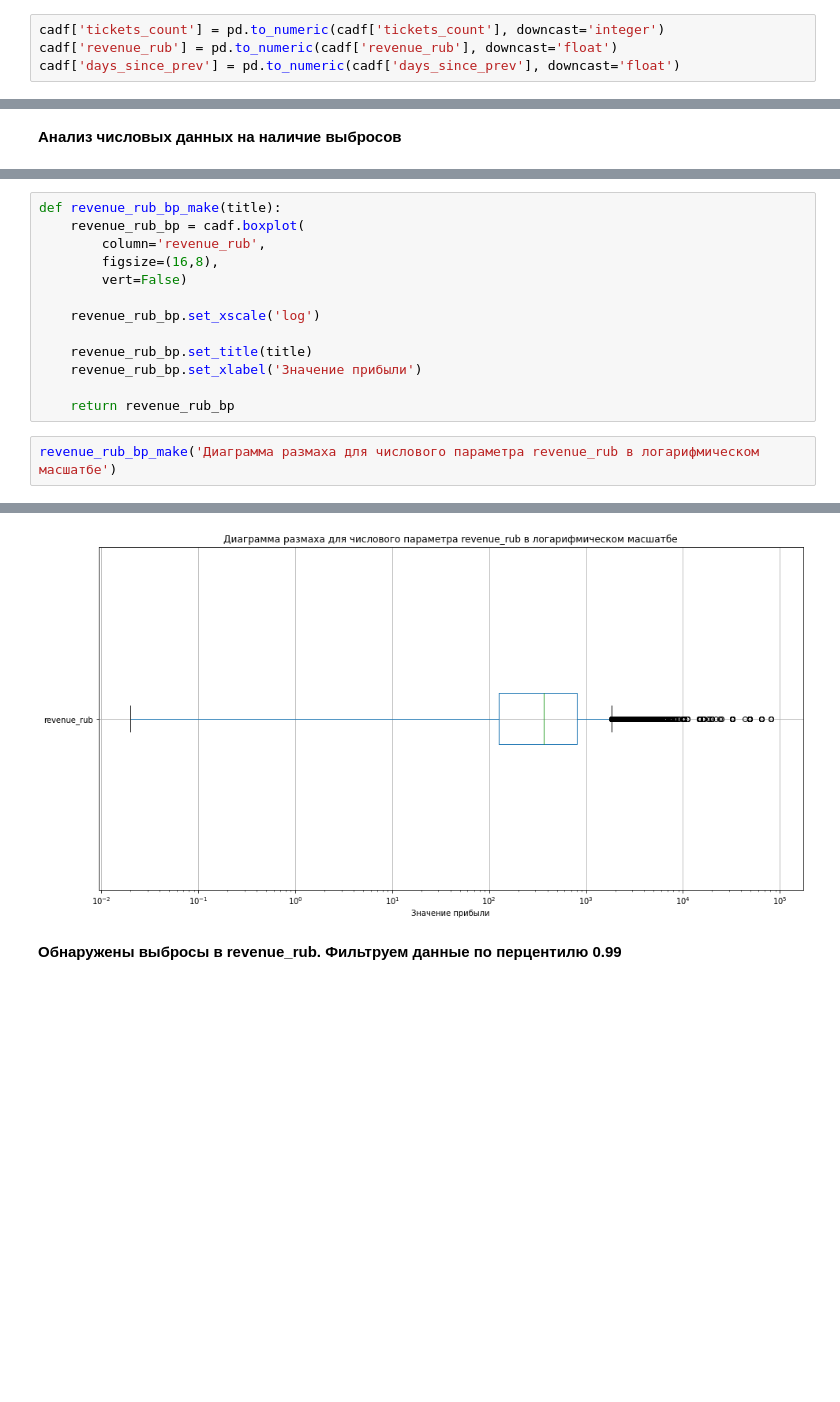
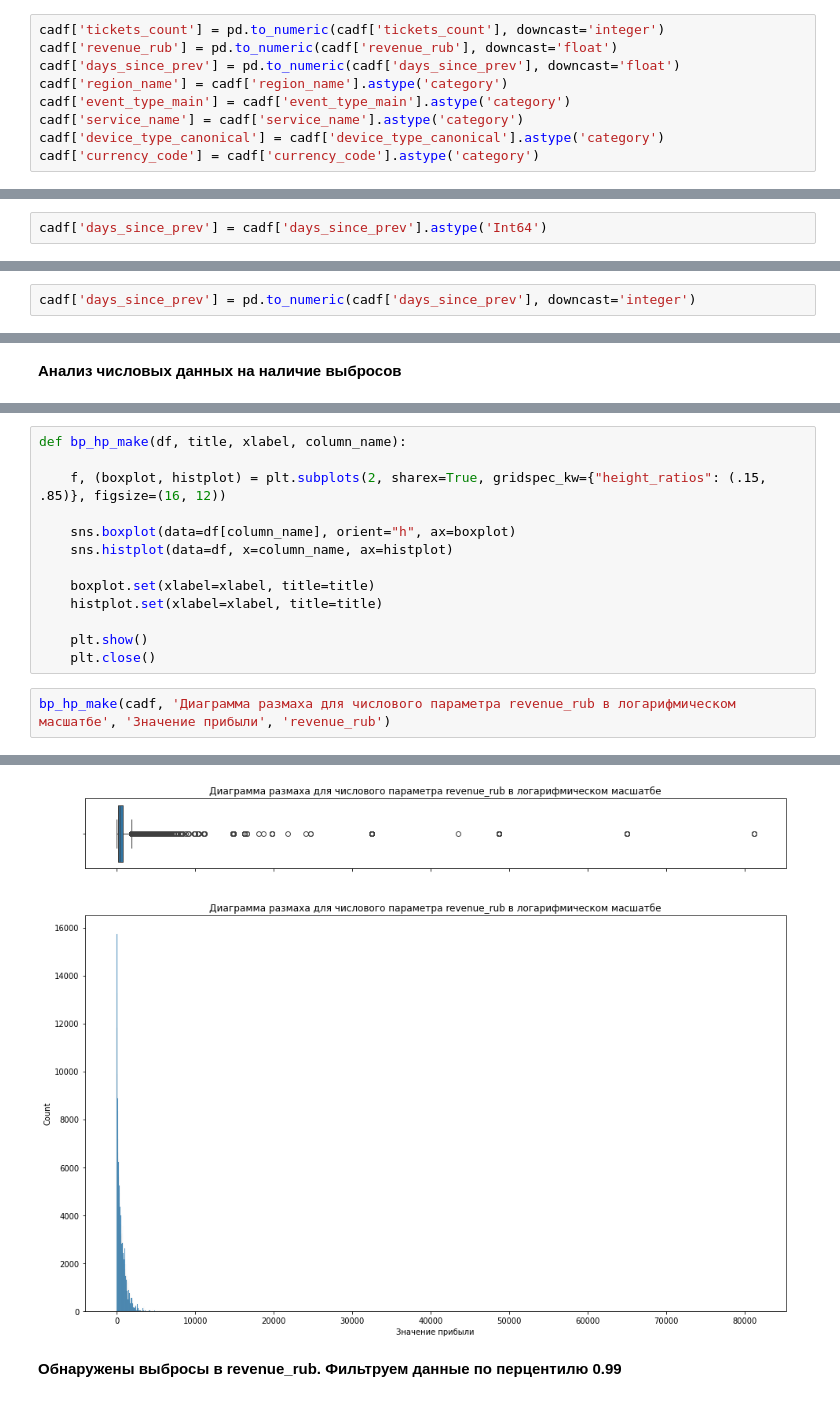
Before and after one commit to adons2004/afisha, a Jupyter notebook: afisha.ipynb, the cells around one changed output, grey strips where cells are left out. Cells and saved outputs as stored; diff of their text form; blank space fills up the shorter version.

```diff
--- a/afisha.ipynb
+++ b/afisha.ipynb
@@ -582,6 +651,11 @@ memory usage: 34.9+ MB
 cadf['tickets_count'] = pd.to_numeric(cadf['tickets_count'], downcast='integer')
 cadf['revenue_rub'] = pd.to_numeric(cadf['revenue_rub'], downcast='float')
 cadf['days_since_prev'] = pd.to_numeric(cadf['days_since_prev'], downcast='float')
+cadf['region_name'] = cadf['region_name'].astype('category')
+cadf['event_type_main'] = cadf['event_type_main'].astype('category')
+cadf['service_name'] = cadf['service_name'].astype('category')
+cadf['device_type_canonical'] = cadf['device_type_canonical'].astype('category')
+cadf['currency_code'] = cadf['currency_code'].astype('category')
 # %%
 cadf.info()
 # %% [output]
@@ -673,0 +763,2 @@ array(['Глиногорск', 'Каменский', 'Радужнополье',
+# %%
+cadf['days_since_prev'] = cadf['days_since_prev'].astype('Int64')
@@ -673,0 +776,2 @@ array(['Глиногорск', 'Каменский', 'Радужнополье',
+# %%
+cadf['days_since_prev'] = pd.to_numeric(cadf['days_since_prev'], downcast='integer')
@@ -690,16 +805,16 @@ cadf.describe().drop(columns=['revenue', 'order_id', 'event_id'])
 # %%
-def revenue_rub_bp_make(title):
-    revenue_rub_bp = cadf.boxplot(
-        column='revenue_rub',
-        figsize=(16,8),
-        vert=False)
+def bp_hp_make(df, title, xlabel, column_name):
 
-    revenue_rub_bp.set_xscale('log')
+    f, (boxplot, histplot) = plt.subplots(2, sharex=True, gridspec_kw={"height_ratios": (.15, .85)}, figsize=(16, 12))
 
-    revenue_rub_bp.set_title(title)
-    revenue_rub_bp.set_xlabel('Значение прибыли')
+    sns.boxplot(data=df[column_name], orient="h", ax=boxplot)
+    sns.histplot(data=df, x=column_name, ax=histplot)
 
-    return revenue_rub_bp
+    boxplot.set(xlabel=xlabel, title=title)
+    histplot.set(xlabel=xlabel, title=title)
+
+    plt.show()
+    plt.close()
 # %%
-revenue_rub_bp_make('Диаграмма размаха для числового параметра revenue_rub в логарифмическом масшатбе')
+bp_hp_make(cadf, 'Диаграмма размаха для числового параметра revenue_rub в логарифмическом масшатбе', 'Значение прибыли', 'revenue_rub')
 # %% [output]
@@ -707,4 +821,4 @@ revenue_rub_bp_make('Диаграмма размаха для числового
-[figure, old version]
+[figure, new version]
 # %% [markdown]
 <b>Обнаружены выбросы в revenue_rub. Фильтруем данные по перцентилю 0.99</b>
 # %%
```
Also changed, not shown: parts of 171 cells of this notebook.
